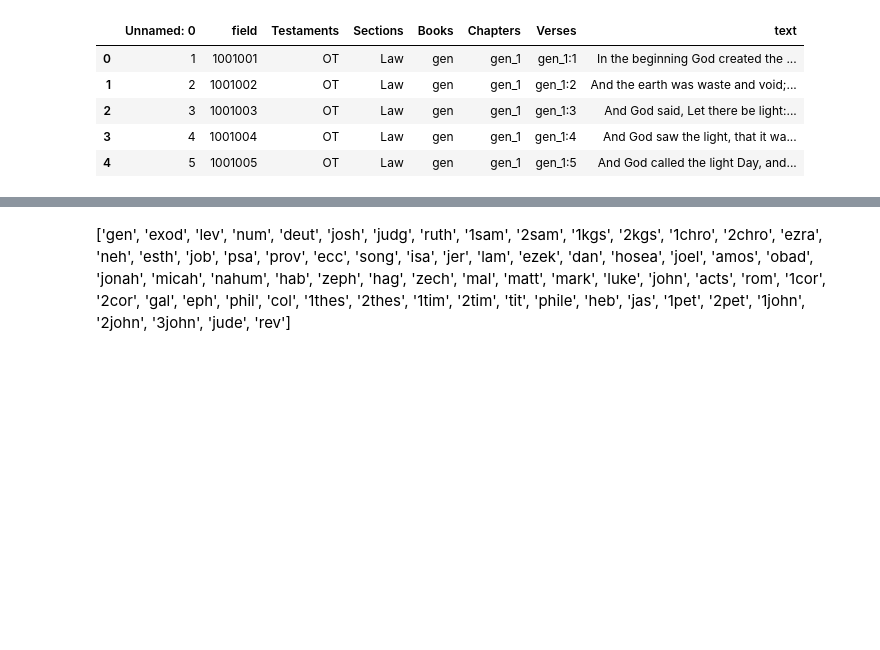
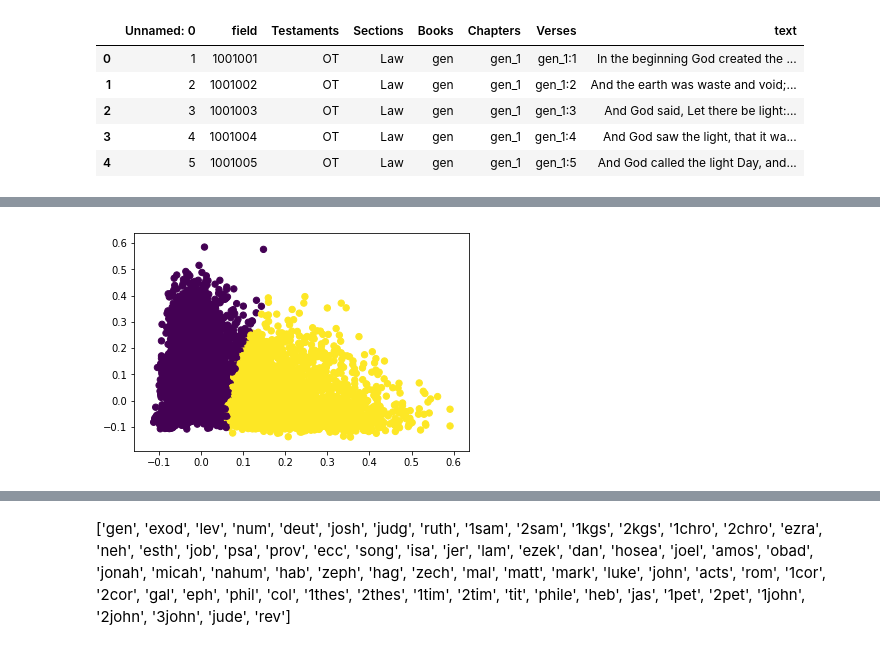
Before and after one commit to Gavin-Whitesitt/Project-2, a Jupyter notebook: Problem #3 Bible.ipynb, the cells around one changed output, grey strips where cells are left out. Saved outputs shown, nothing was run; the diff lists cells and outputs as text; code cells hidden in the pictures; blank space fills up the shorter version.

```diff
--- a/Problem #3 Bible.ipynb
+++ b/Problem #3 Bible.ipynb
@@ -22,0 +162,6 @@ bible.head()
+# %%
+gmm = GMM(n_components=2).fit(X_bible_2PCA)
+labels = gmm.predict(X_bible_2PCA)
+plt.scatter(X_bible_2PCA[:, 0], X_bible_2PCA[:, 1], c=labels, s=40, cmap='viridis');
+# %% [output]
+[figure, added]
```
Also changed, not shown: parts of 31 cells of this notebook.
